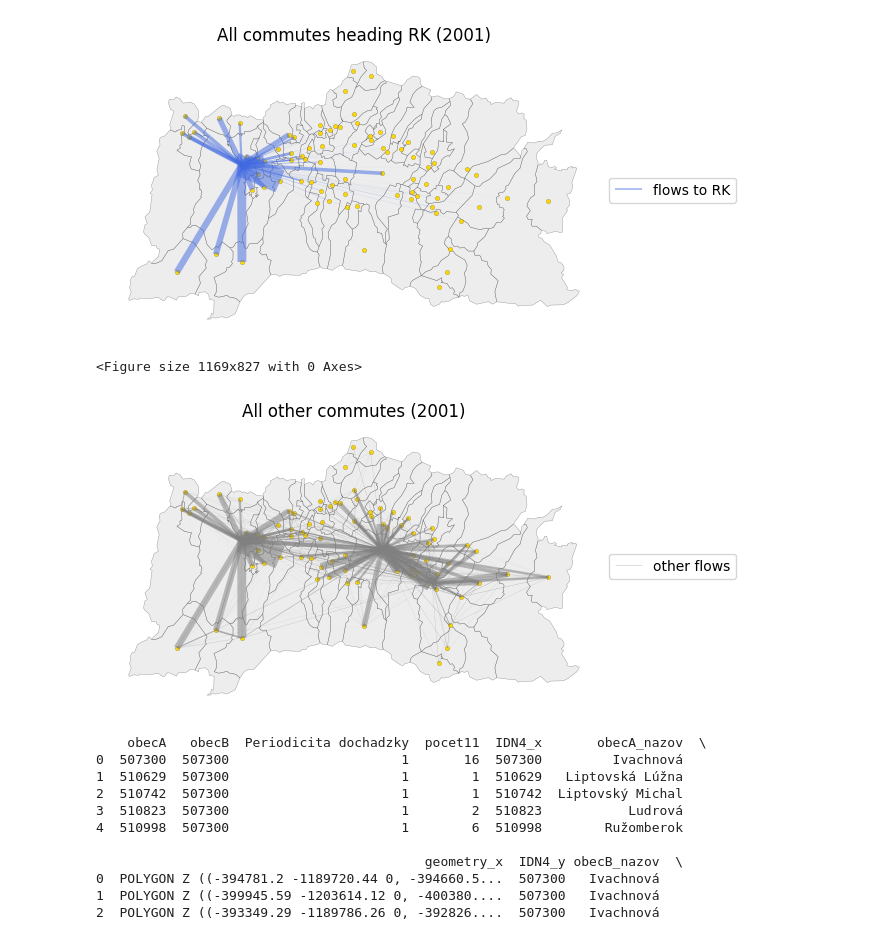
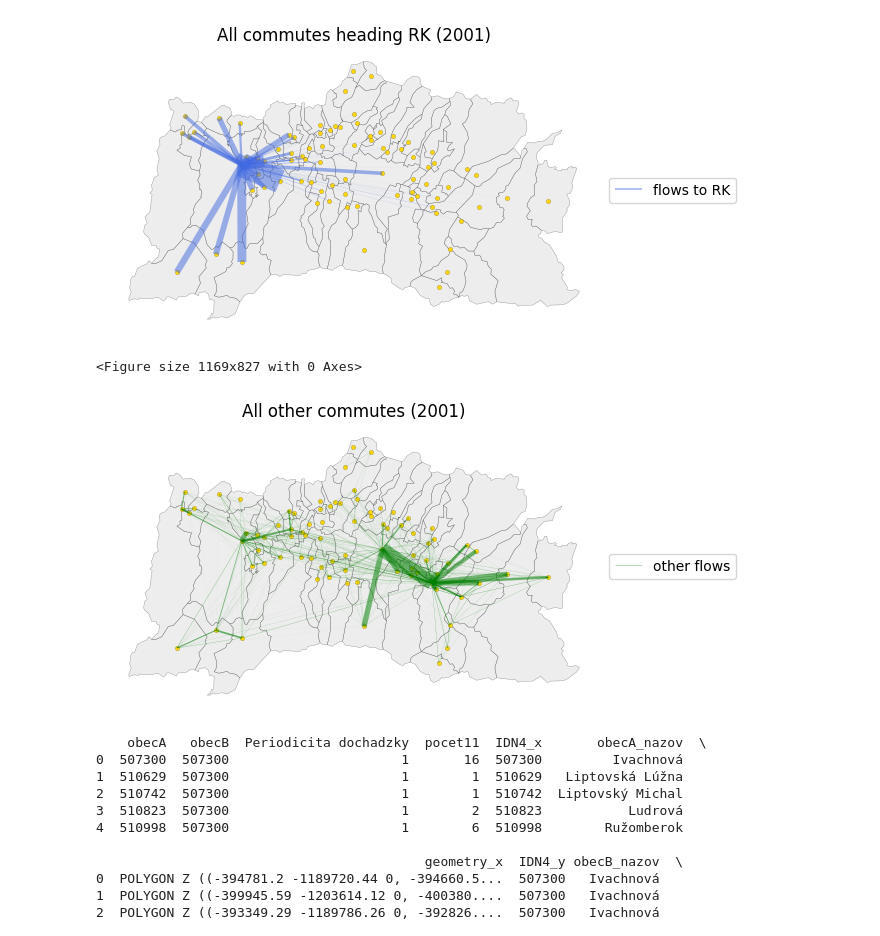
Before and after one commit to dbelohonov/maps_liptov, a Jupyter notebook: notebooks/comparison2.ipynb, the cells around one changed output. Saved outputs shown, nothing was run; the diff lists cells and outputs as text; code cells hidden in the pictures.

Commit message:
New flow maps

```diff
--- a/notebooks/comparison2.ipynb
+++ b/notebooks/comparison2.ipynb
@@ -823,42 +821,43 @@ plt.show()
 <Figure size 1169x827 with 0 Axes>
 [figure]
 # %%
-flows_other = line_gdf[(line_gdf["kod_dest"] != "510262") | (line_gdf["kod_dest"] != "510998")]
+# flows_other = line_gdf[(line_gdf["kod_dest"] != "510262") | (line_gdf["kod_dest"] != "510998")]
+flows_other = line_gdf[(~line_gdf["kod_dest"].isin(["510262", "510998"]))]
 plt.figure(figsize = (11.69, 8.27))
-ax = background.plot(
+map2.plot(
     alpha = 0.4,
     edgecolor = "black",
     color = "lightgray",
     linewidth = 0.3
 )
 flows_other.plot(
-    ax = ax,
+    ax = plt.gca(),
     linewidth = flows_other["pocet01"]/50,
     alpha = 0.5,
-    color = "grey",
+    color = "green",
     label = "other flows"
 )
 obce_gdf.plot(
     ax = plt.gca(),
     color = "gold",
     markersize = 10.0,
     edgecolor = "black",
     linewidth = 0.1
 )
 plt.legend(
     loc = "center left",
     bbox_to_anchor = (1, 0.5),
     frameon = True
 )
 plt.title("All other commutes (2001)")
 plt.axis(False)
 plt.grid(False)
 
-# plt.savefig("../result_maps/flows/other_flows_2001.pdf", format = "pdf", dpi = 300, bbox_inches = "tight")
+plt.savefig("../result_maps/flows/other_flows_2001.pdf", format = "pdf", dpi = 300, bbox_inches = "tight")
 plt.show()
 # %% [output]
 <Figure size 1169x827 with 0 Axes>
-[figure, old version]
+[figure, new version]
 # %%
 commute11 = commute11.merge(
     map2,
```
Also changed, not shown: parts of 8 cells of this notebook, 9 other files.
